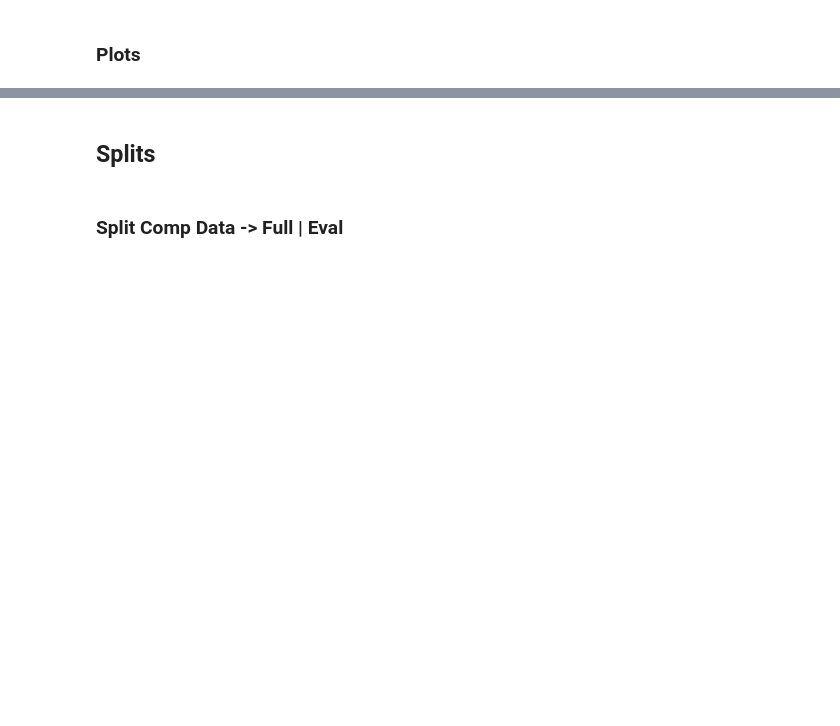
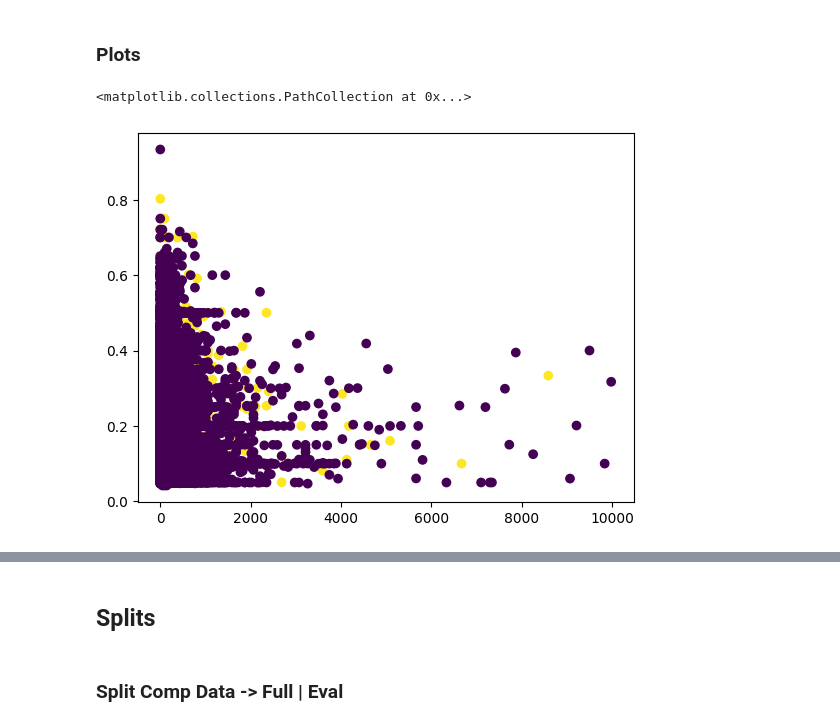
Before and after one commit to IgnacioPardo/TP2_TDVI, a Jupyter notebook: src/xgb2.ipynb, the cells around one changed output, grey strips where cells are left out. Saved outputs shown, nothing was run; the diff lists cells and outputs as text; code cells hidden in the pictures; blank space fills up the shorter version.

```diff
--- a/src/xgb2.ipynb
+++ b/src/xgb2.ipynb
@@ -295,7 +438,8 @@ comp_data["is_pdp"].fillna(0, inplace=True)
 comp_data["is_pdp"] = comp_data["is_pdp"].astype(int)
 
 comp_data["imp_user_id"] = comp_data["user_id"].isna().astype(int)
-comp_data["user_id"] = comp_data["user_id"].fillna(0).astype(int)
+comp_data["user_id"].fillna(0, inplace=True)
+comp_data["user_id"] = comp_data["user_id"].astype(int)
 
 comp_data["listing_type_id"] = comp_data["listing_type_id"].apply(lambda x: 0 if x == "gold_special" else 1)
 # %% [markdown]
@@ -311,9 +455,14 @@ if lab_enc:
 
 if ohe:
     # OHE
+
+    cats =  comp_data["category_id"].value_counts().index
+    top_cats = comp_data["category_id"].value_counts().index[:10]
+
     comp_data = pd.get_dummies(comp_data,
                             columns = [
-                                # "platform",
+                                #"platform",
+                                #"logistic_type",
                                 "category_id",
                                 # "domain_id"
                                 ],
@@ -322,14 +471,22 @@ if ohe:
                             dtype = int       # XGBoost no trabaja con 'object'; necesitamos que sean numéricos.
                         )
 
+    # drop category_id columns that are not in top_cats
+    for cat in cats:
+        if cat not in top_cats:
+            comp_data = comp_data.drop(columns=["category_id_" + str(cat)])
 
 # Encode category_id as a number, but number is based on ocurrences of category_id
 # ! Has data leakage
-#ocurrences = comp_data["category_id"].value_counts()
-#for category_id in ocurrences.index:
-#    comp_data["category_id"] = comp_data["category_id"].replace(category_id, ocurrences[category_id])
+# ocurrences = comp_data["category_id"].value_counts()
+# for category_id in ocurrences.index:
+#     comp_data["category_id"] = comp_data["category_id"].replace(category_id, ocurrences[category_id] / len(comp_data))
+#
+# comp_data["category_id"] = comp_data["category_id"].apply(lambda x: ocurrences[x])
 
-# comp_data["category_id"] = comp_data["category_id"].apply(lambda x: ocurrences[x])
+# set category_id as frequency encoding
+# ! Has data leakage
+#comp_data["category_id"] = comp_data["category_id"].map(comp_data["category_id"].value_counts(normalize=True))
 # %% [markdown]
 ### New columns
 # %%
@@ -375,3 +534,13 @@ comp_data["domain_dominance"] = comp_data["domain_dominance"].fillna(comp_data["
+# %%
+# PolynomialFeatures custom
+
+poly_attrs = ["print_position", "offset", "discount", "price", "health", "original_price"]
+
+for x in poly_attrs:
+    comp_data[x + "2"] = comp_data[x] ** 2
+
+for (x, y) in itertools.combinations(poly_attrs, 2):
+    comp_data[x + "2 + " + y + "2"] = comp_data[x] ** 2 + comp_data[y] ** 2
 # %% [markdown]
 ## Exploratory
 # %%
@@ -459,7 +689,13 @@ display(
 # comp_data["conversion"].value_counts()
 # %% [markdown]
 ### Plots
+# %%
+# sub_data = comp_data.sample(50000)
+
+sub_data = comp_data[comp_data["conversion"] == True].sample(10000).append(comp_data[comp_data["conversion"] == False].sample(10000))
 # %%
 # Plot 'offset' vs 'category_id' . Dot color depends on 'conversion'
-
-plt.scatter(full_data["offset"], full_data["discount"], c=full_data["conversion"])
+plt.scatter(sub_data["offset"], sub_data["discount"], c=sub_data["conversion"])
+# %% [output]
+<matplotlib.collections.PathCollection at 0x...>
+[figure, added]
```
Also changed, not shown: parts of 98 cells of this notebook, 1 other file.
